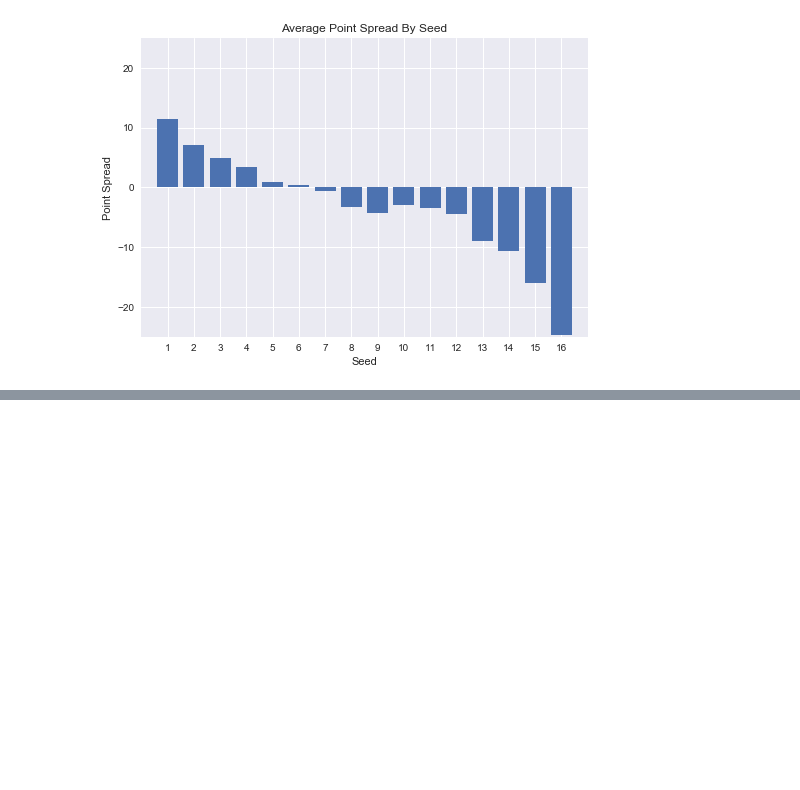
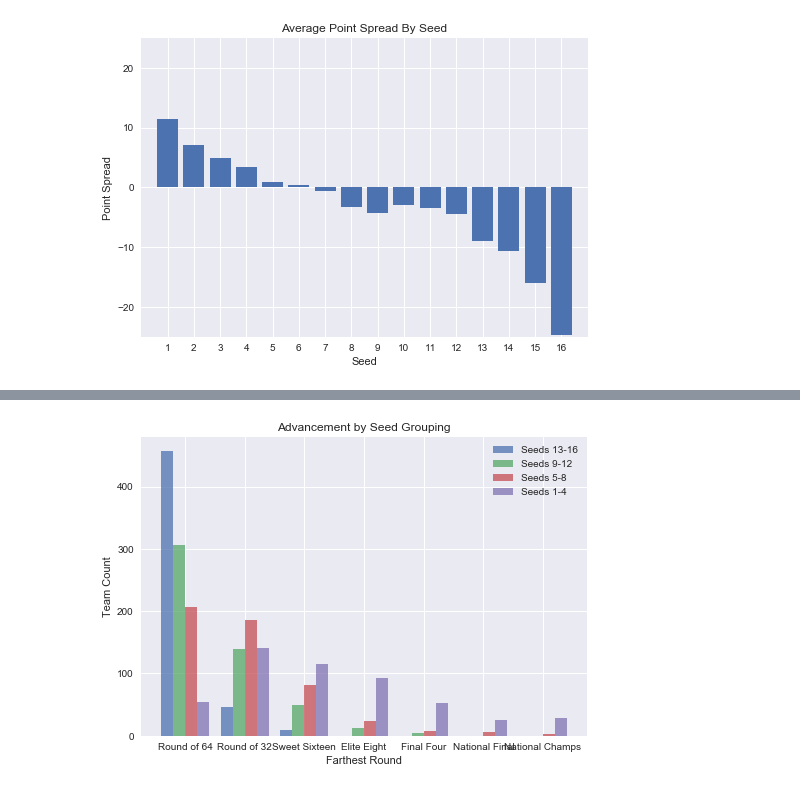
Before and after one commit to mmclaughlin87/march-madness-historical-perfomance, a Jupyter notebook: summary_of_seeds.ipynb, the cells around one changed output, grey strips where cells are left out. Saved outputs shown, nothing was run; the diff lists cells and outputs as text; code cells hidden in the pictures; blank space fills up the shorter version.

```diff
--- a/summary_of_seeds.ipynb
+++ b/summary_of_seeds.ipynb
@@ -211,0 +245,33 @@ plt.show()
+# %%
+# Compare
+
+seed_groupings = [low_seed_win_counts,
+                  mid_low_seed_win_counts,
+                  mid_high_seed_win_counts,
+                  high_seed_win_counts,
+                  ]
+
+win_range = range(7)
+xticks = ["Round of 64","Round of 32","Sweet Sixteen","Elite Eight","Final Four","National Final","National Champs"]
+tick_locations = win_range
+plt.title("Advancement by Seed Grouping")
+plt.ylabel("Team Count")
+plt.xlabel("Farthest Round")
+plt.xticks(tick_locations, xticks)
+
+bar_adjustments = [-0.3,-0.1,0.1,0.3]
+all_bar_locations = []
+
+for adjustment in bar_adjustments:
+    bar_locations = []
+    for location in win_range:
+        bar_locations.append(location + adjustment)
+    all_bar_locations.append(bar_locations)
+
+for i in range(4):
+    plt.bar(all_bar_locations[i], seed_groupings[i], width= 0.2, alpha=0.75)
+
+plt.legend(["Seeds 13-16","Seeds 9-12","Seeds 5-8","Seeds 1-4"])
+plt.show()
+# %% [output]
+[figure, added]
```
Also changed, not shown: parts of 5 cells of this notebook.
